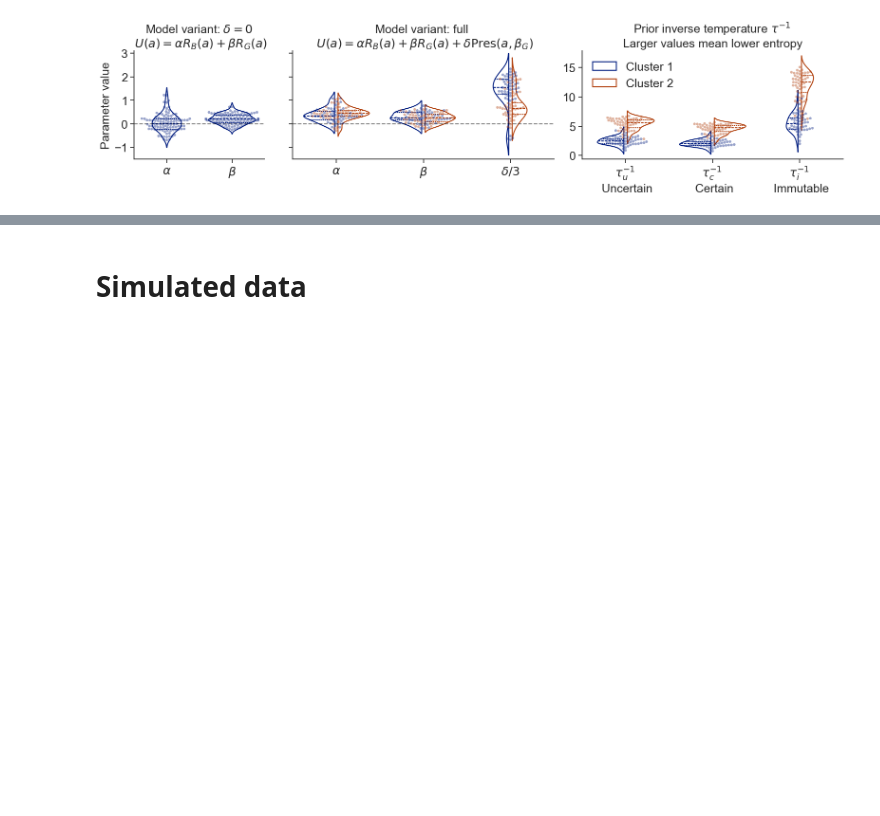
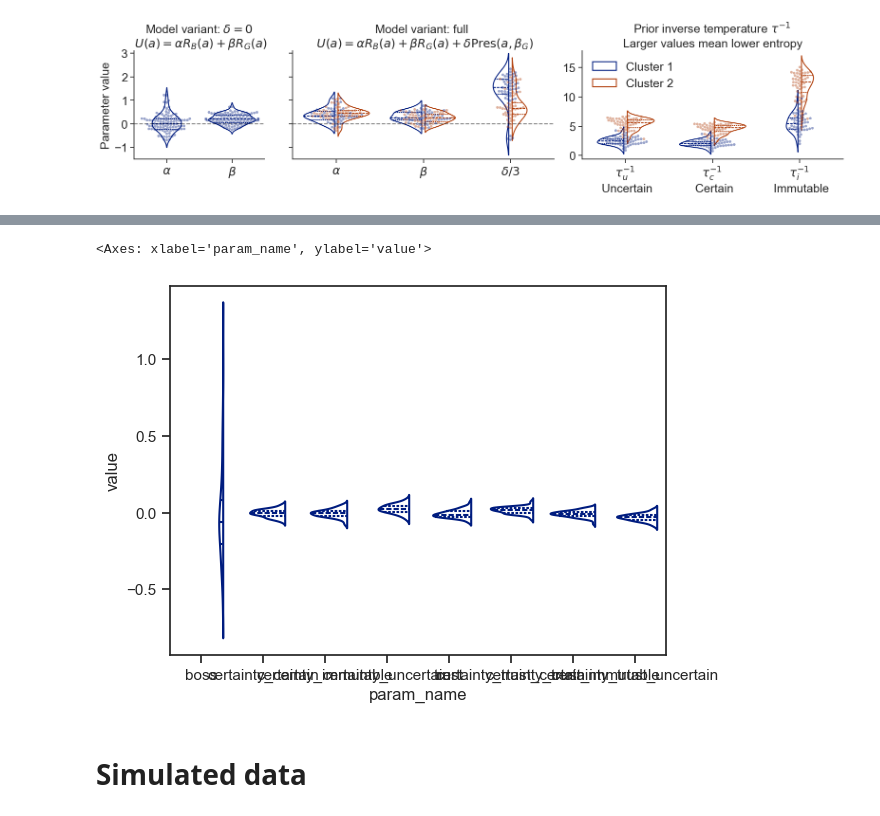
Before and after one commit to Vbtesh/taking_others_for_granted, a Jupyter notebook: stan_model_results.ipynb, the cells around one changed output, grey strips where cells are left out. Cells and saved outputs as stored; diff of their text form; code cells hidden in the pictures; blank space fills up the shorter version.

```diff
--- a/stan_model_results.ipynb
+++ b/stan_model_results.ipynb
@@ -166,8 +166,9 @@ See the caveats in the documentation: https://pandas.pydata.org/pandas-docs/stab
 ## Model data
 # %%
 variants = [
-    'nodelta',
-    'full',
+    'heuristic_test',
+    'basic_nodelta',
+    'basic_full',
     #'onlyalpha',
     #'nobeta'
     #'fullexp',
@@ -182,25 +183,37 @@ variants_df_Ys = {}
 variants_df_Ys_nobeta = {}
 variants_fit = {}
 for variant in variants:
-    df_params_full = pd.read_csv(f'stan_files/tom_model_basic_{variant}_params.csv')
+    df_params_full = pd.read_csv(f'stan_files/tom_model_{variant}_params.csv')
     variants_df_params[variant] = df_params_full
 
     df_params = df_params_full.groupby(['part_idx', 'participant_code', 'weight', 'param_code', 'param_name']).value.mean().reset_index()
     variants_df_params[variant] = df_params
 
-    df_Ys = pd.read_csv(f'stan_files/tom_model_basic_{variant}_y_sim.csv')
+    df_Ys = pd.read_csv(f'stan_files/tom_model_{variant}_y_sim.csv')
     variants_df_Ys[variant] = df_Ys
 
     #df_Ys_nobeta = pd.read_csv(f'stan_files/tom_model_basic_{variant}_y_nobeta_sim.csv')
     #variants_df_Ys_nobeta[variant] = df_Ys_nobeta
 
     # if 'stan_files/tom_model_basic_{variant}_fit.pkl' exists then load it
-    if os.path.exists(f'stan_files/tom_model_basic_{variant}_fit.pkl'):
-        with open(f'stan_files/tom_model_basic_{variant}_fit.pkl', 'rb') as f:
+    if os.path.exists(f'stan_files/tom_model_{variant}_fit.pkl'):
+        with open(f'stan_files/tom_model_{variant}_fit.pkl', 'rb') as f:
             fit = pickle.load(f)
         variants_fit[variant] = fit
     else:
         variants_fit[variant] = None
+
+
+    # Add prediction as heuristic model: actions from features, naively
+
+#df_heuristic = pd.read_csv('data/simulations/heuristic_mixed_model_preds.csv')
+#df_heuristic['path_idx_sim'] = 5 - df_heuristic['preds'].round().astype(int)
+#df_heuristic['path_taken_sim'] = df_heuristic['path_idx_sim'].map({1: 'A', 2: 'B', 3: 'C', 4: 'D'})
+#df_heuristic = df_heuristic.drop(columns=['Unnamed: 0'])
+#
+## Add heuristic to variants_df_Ys
+#variants_df_Ys['heuristic'] = df_heuristic
+#variants.append('heuristic')
 # %% [markdown]
 ## Run cluster analysis to rerun mixed effect models
 # %%
@@ -707,2 +533,13 @@ See the caveats in the documentation: https://pandas.pydata.org/pandas-docs/stab
+# %%
+# Plott parameter estimates for heuristic test model
+
+df_params = variants_df_params['heuristic_test']
+
+fig, ax = plt.subplots(1, 1)
+
+sns.violinplot(data=df_params, x='param_name', y='value', ax=ax, fill=False, split=True, gap=.1, inner="quart")
+# %% [output]
+<Axes: xlabel='param_name', ylabel='value'>
+[figure, added]
 # %% [markdown]
 # Simulated data
```
Also changed, not shown: parts of 22 cells of this notebook, 26 other files.
